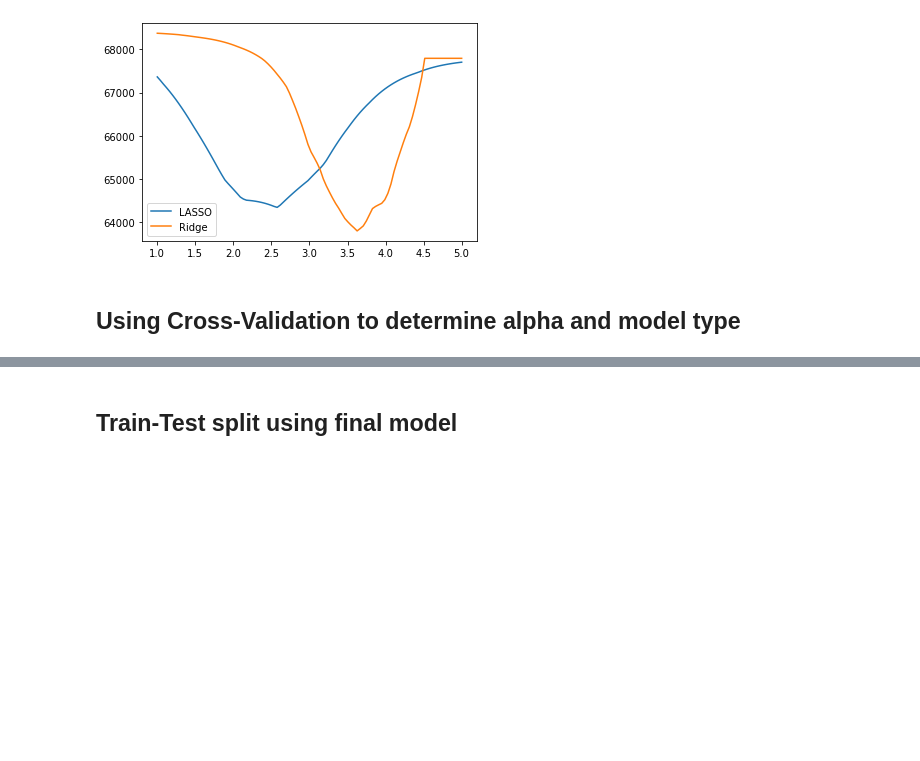
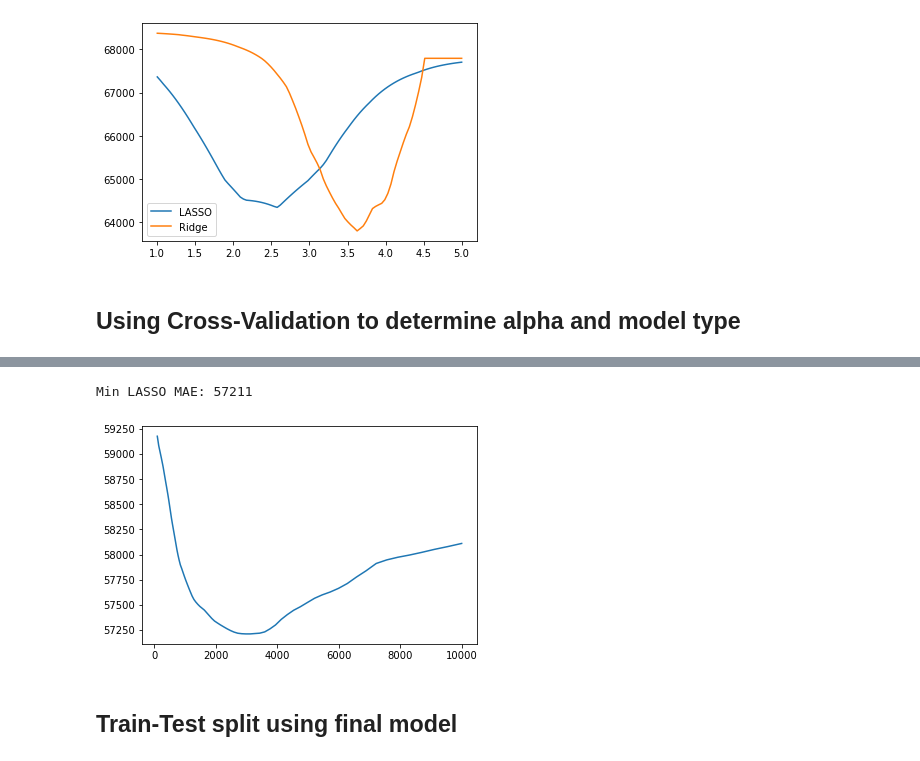
Before and after one commit to pjn51/beauty-and-value, a Jupyter notebook: metis_project_2.ipynb, the cells around one changed output, grey strips where cells are left out. Drawn from its saved outputs; the diff is of its cells as text; code cells hidden in the pictures; blank space fills up the shorter version.

```diff
--- a/metis_project_2.ipynb
+++ b/metis_project_2.ipynb
@@ -731,2 +891,8 @@ for i,a in enumerate(alphalist):
+# %%
+plt.plot(alphalist, lasso_err_list)
+print('Min LASSO MAE:',round(np.min(lasso_err_list)))
+# %% [output]
+Min LASSO MAE: 57211
+[figure, added]
 # %% [markdown]
 ## Train-Test split using final model
```
Also changed, not shown: parts of 17 cells of this notebook, 4 other files.
